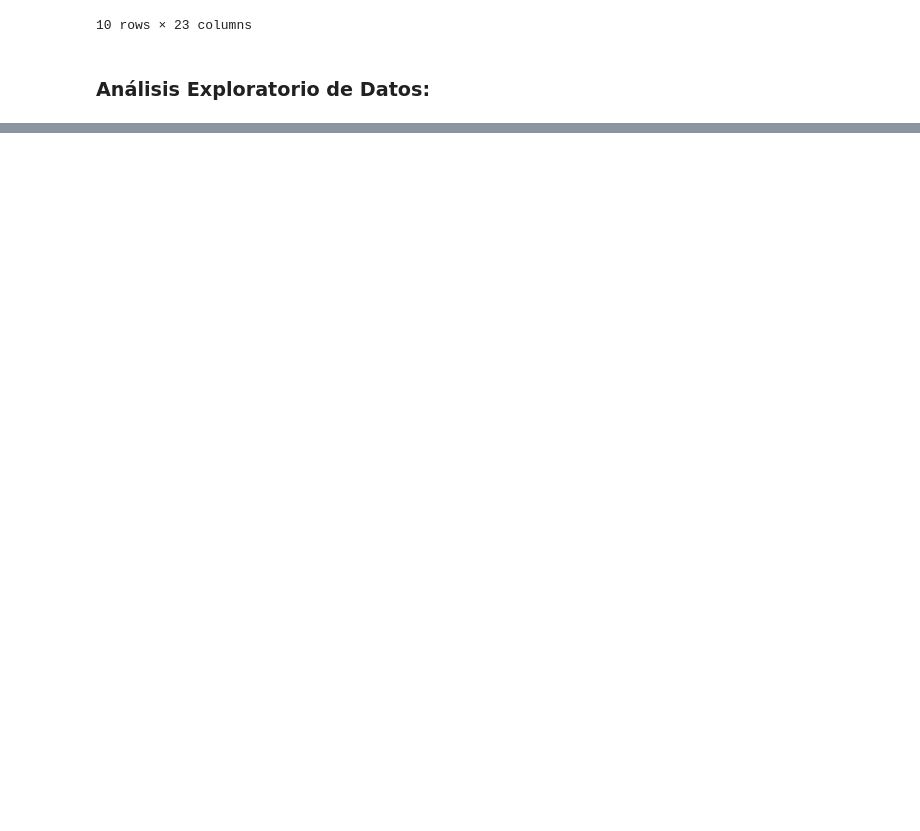
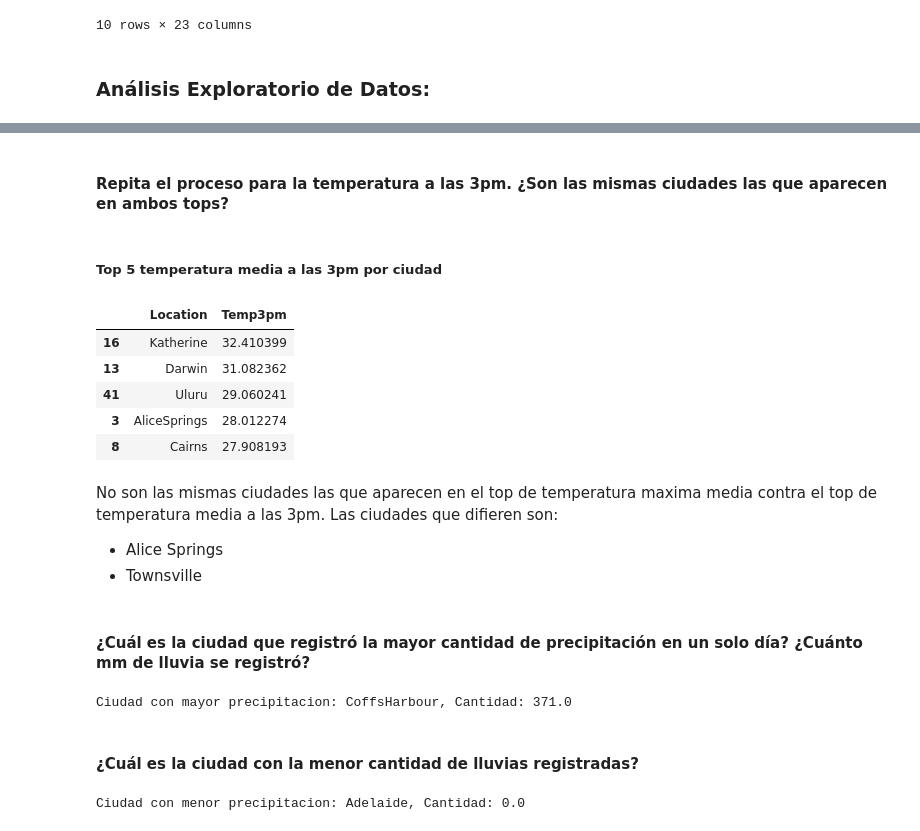
Before and after one commit to Joacogomezc98/CEIOT-ML-TP1, a Jupyter notebook: EDA.ipynb, the cells around one changed output, grey strips where cells are left out. Drawn from its saved outputs; the diff is of its cells as text; code cells hidden in the pictures; blank space fills up the shorter version.

```diff
--- a/EDA.ipynb
+++ b/EDA.ipynb
@@ -272,0 +299,32 @@ ordered_weather.head(10)
+# %% [markdown]
+#### Repita el proceso para la temperatura a las 3pm. ¿Son las mismas ciudades las que aparecen en ambos tops?
+# %% [markdown]
+##### Top 5 temperatura media a las 3pm por ciudad
+# %%
+Temp3pm_por_ciudad = ordered_weather.groupby('Location')['Temp3pm'].mean().reset_index()
+Temp3pm_por_ciudad.sort_values(by='Temp3pm', ascending=False).head(5)
+# %% [output]
+|  | Location | Temp3pm |
+| 16 | Katherine | 32.410399 |
+| 13 | Darwin | 31.082362 |
+| 41 | Uluru | 29.060241 |
+| 3 | AliceSprings | 28.012274 |
+| 8 | Cairns | 27.908193 |
+# %% [markdown]
+No son las mismas ciudades las que aparecen en el top de temperatura maxima media contra el top de temperatura media a las 3pm. Las ciudades que difieren son:
+* Alice Springs
+* Townsville
+# %% [markdown]
+#### ¿Cuál es la ciudad que registró la mayor cantidad de precipitación en un solo día? ¿Cuánto mm de lluvia se registró?
+# %%
+max_rainfall = ordered_weather.loc[ordered_weather['Rainfall'].idxmax()]
+print(f"Ciudad con mayor precipitacion: {max_rainfall['Location']}, Cantidad: {max_rainfall['Rainfall']}")
+# %% [output]
+Ciudad con mayor precipitacion: CoffsHarbour, Cantidad: 371.0
+# %% [markdown]
+#### ¿Cuál es la ciudad con la menor cantidad de lluvias registradas?
+# %%
+min_rainfall = ordered_weather.loc[ordered_weather['Rainfall'].idxmin()]
+print(f"Ciudad con menor precipitacion: {min_rainfall['Location']}, Cantidad: {min_rainfall['Rainfall']}")
+# %% [output]
+Ciudad con menor precipitacion: Adelaide, Cantidad: 0.0
```
Also changed, not shown: parts of 11 cells of this notebook.
